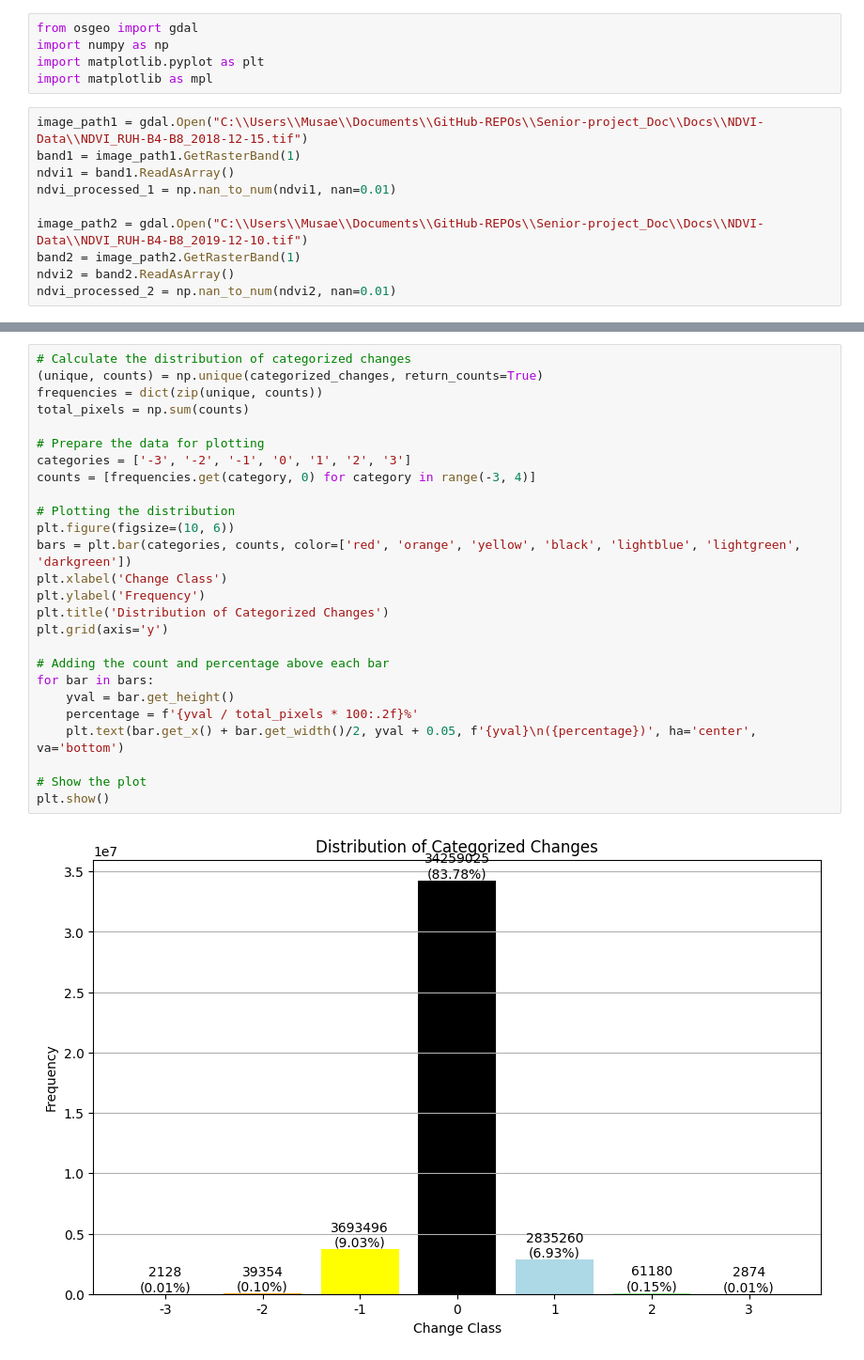
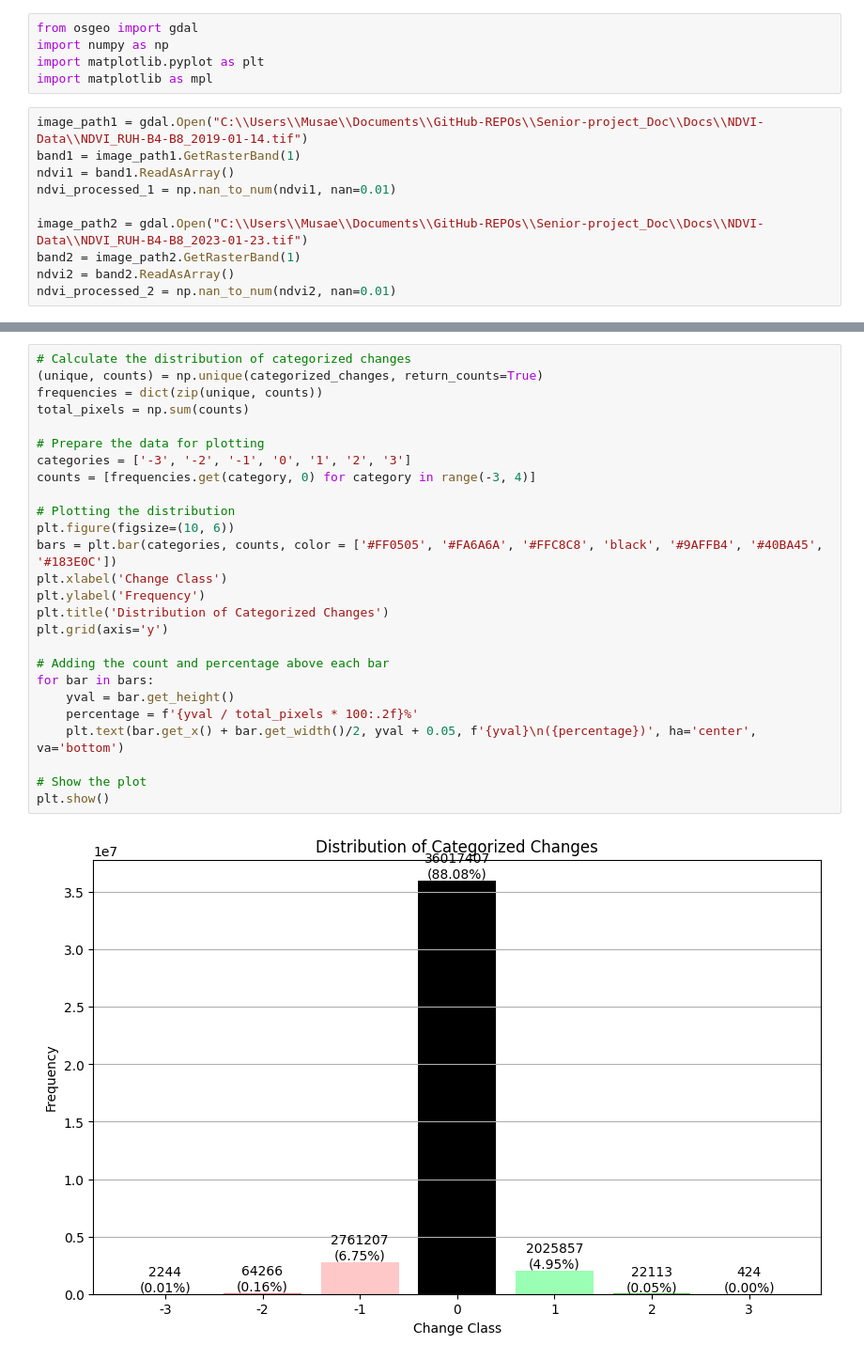
Before and after one commit to OWDM/Vegetation-Cover-In-Riyadh, a Jupyter notebook: Codes/Subtracting/change between two images.ipynb, the cells around one changed output, grey strips where cells are left out. Shown at 94% size. Saved outputs shown, nothing was run; the diff lists cells and outputs as text.

```diff
--- a/Codes/Subtracting/change between two images.ipynb
+++ b/Codes/Subtracting/change between two images.ipynb
@@ -4,12 +4,12 @@ import numpy as np
 import matplotlib.pyplot as plt
 import matplotlib as mpl
 # %%
-image_path1 = gdal.Open("C:\\Users\\Musae\\Documents\\GitHub-REPOs\\Senior-project_Doc\\Docs\\NDVI-Data\\NDVI_RUH-B4-B8_2018-12-15.tif")
+image_path1 = gdal.Open("C:\\Users\\Musae\\Documents\\GitHub-REPOs\\Senior-project_Doc\\Docs\\NDVI-Data\\NDVI_RUH-B4-B8_2019-01-14.tif")
 band1 = image_path1.GetRasterBand(1)
 ndvi1 = band1.ReadAsArray()
 ndvi_processed_1 = np.nan_to_num(ndvi1, nan=0.01)
 
-image_path2 = gdal.Open("C:\\Users\\Musae\\Documents\\GitHub-REPOs\\Senior-project_Doc\\Docs\\NDVI-Data\\NDVI_RUH-B4-B8_2019-12-10.tif")
+image_path2 = gdal.Open("C:\\Users\\Musae\\Documents\\GitHub-REPOs\\Senior-project_Doc\\Docs\\NDVI-Data\\NDVI_RUH-B4-B8_2023-01-23.tif")
 band2 = image_path2.GetRasterBand(1)
 ndvi2 = band2.ReadAsArray()
 ndvi_processed_2 = np.nan_to_num(ndvi2, nan=0.01)
@@ -108,28 +108,28 @@ plt.show()
 # %%
 # Calculate the distribution of categorized changes
 (unique, counts) = np.unique(categorized_changes, return_counts=True)
 frequencies = dict(zip(unique, counts))
 total_pixels = np.sum(counts)
 
 # Prepare the data for plotting
 categories = ['-3', '-2', '-1', '0', '1', '2', '3']
 counts = [frequencies.get(category, 0) for category in range(-3, 4)]
 
 # Plotting the distribution
 plt.figure(figsize=(10, 6))
-bars = plt.bar(categories, counts, color=['red', 'orange', 'yellow', 'black', 'lightblue', 'lightgreen', 'darkgreen'])
+bars = plt.bar(categories, counts, color = ['#FF0505', '#FA6A6A', '#FFC8C8', 'black', '#9AFFB4', '#40BA45', '#183E0C'])
 plt.xlabel('Change Class')
 plt.ylabel('Frequency')
 plt.title('Distribution of Categorized Changes')
 plt.grid(axis='y')
 
 # Adding the count and percentage above each bar
 for bar in bars:
     yval = bar.get_height()
     percentage = f'{yval / total_pixels * 100:.2f}%'
     plt.text(bar.get_x() + bar.get_width()/2, yval + 0.05, f'{yval}\n({percentage})', ha='center', va='bottom')
 
 # Show the plot
 plt.show()
 # %% [output]
-[figure, old version]
+[figure, new version]
```
Also changed, not shown: parts of 4 cells of this notebook, 4 other files.
